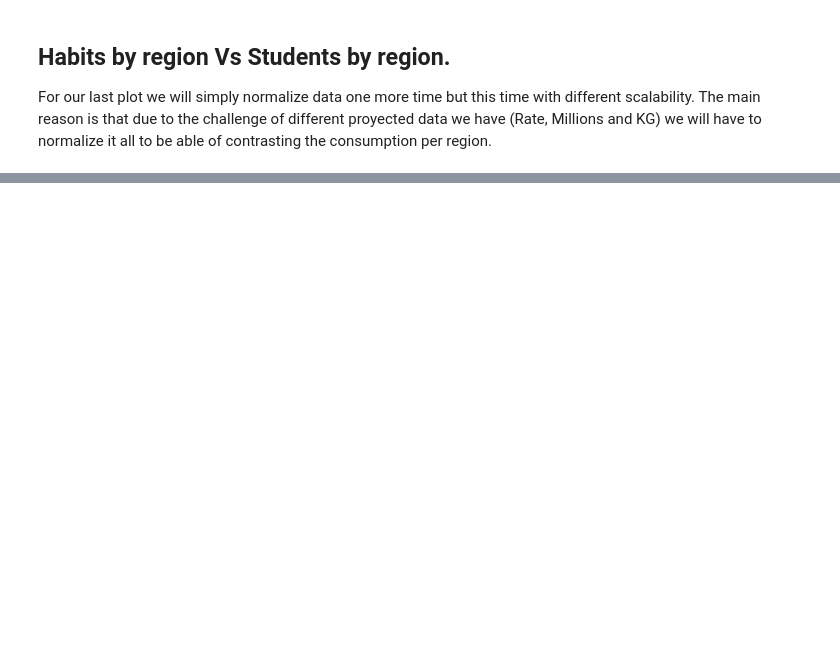
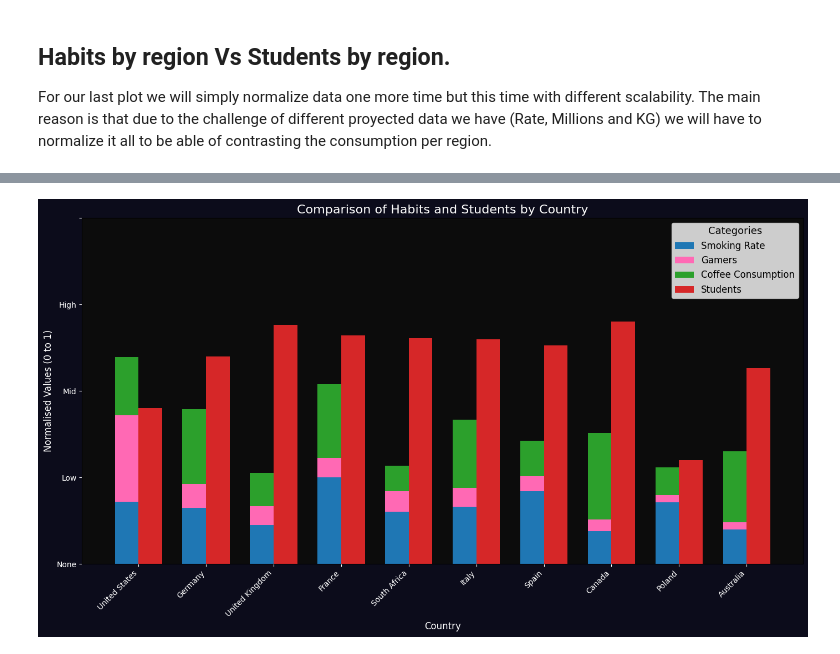
Before and after one commit to DefoNotGus/DV_assesment, a Jupyter notebook: DV_assesment.ipynb, the cells around one changed output, grey strips where cells are left out. Drawn from its saved outputs; the diff is of its cells as text; code cells hidden in the pictures; blank space fills up the shorter version.

```diff
--- a/DV_assesment.ipynb
+++ b/DV_assesment.ipynb
@@ -881,0 +998,96 @@ plt.show()
+# %%
+# Normalize the specified columns to a range from 0 to 1 (for all metrics)
+normalized_smoking = country_df['Smoking rate in 2020(%)'] / country_df['Smoking rate in 2020(%)'].max()
+normalized_gamers = country_df['Gamers in 2019(MM)'] / country_df['Gamers in 2019(MM)'].max()
+normalized_coffee = country_df['Coffee per capita in 2020 (KG)'] / country_df['Coffee per capita in 2020 (KG)'].max()
+
+min_target = 1.2  # 30% of 4
+max_target = 2.8  # 70% of 4
+
+normalized_students = ((country_df['Students in 2019-20'] - country_df['Students in 2019-20'].min()) /
+                       (country_df['Students in 2019-20'].max() - country_df['Students in 2019-20'].min())) * (max_target - min_target) + min_target
+
+
+# Create a new DataFrame with the normalised values
+fig5_df = pd.DataFrame({
+    'Normalized Smoking Rate': normalized_smoking,
+    'Normalized Gamers': normalized_gamers,
+    'Normalized Coffee Consumption': normalized_coffee,
+    'Normalized Students': normalized_students
+})
+
+# Define thresholds for categories (values normalised between 0 and 1)
+thresholds = {'None': 0.0, 'Low': 0.33, 'Mid': 0.66, 'High': 1.0, 'Very High': 1.0}
+
+# Function to categorise the values based on thresholds
+def categorize(value, thresholds):
+    if value <= thresholds['None']:
+        return 'None'
+    elif value <= thresholds['Low']:
+        return 'Low'
+    elif value <= thresholds['Mid']:
+        return 'Mid'
+    elif value <= thresholds['High']:
+        return 'High'
+    else:
+        return 'Very High'
+
+# Convert normalised values to categories in the DataFrame
+fig5_df['Smoking Categories'] = fig5_df['Normalized Smoking Rate'].apply(lambda x: categorize(x, thresholds))
+fig5_df['Gamers Categories'] = fig5_df['Normalized Gamers'].apply(lambda x: categorize(x, thresholds))
+fig5_df['Coffee Categories'] = fig5_df['Normalized Coffee Consumption'].apply(lambda x: categorize(x, thresholds))
+fig5_df['Students Categories'] = fig5_df['Normalized Students'].apply(lambda x: categorize(x, thresholds))
+
+# Create bar positions for the x-axis
+x = np.arange(len(fig5_df))  # Create x positions for each country
+width = 0.35  # Width for each bar
+
+# Plotting the stacked bar chart
+fig, ax = plt.subplots(figsize=(14, 8))
+
+# Plot each normalised habit as a stacked bar
+ax.bar(x, fig5_df['Normalized Smoking Rate'], width, label='Smoking Rate', color='#1f77b4')
+ax.bar(
+    x,
+    fig5_df['Normalized Gamers'],
+    width,
+    bottom=fig5_df['Normalized Smoking Rate'],
+    label='Gamers',
+    color='#ff69b4'
+)
+ax.bar(
+    x,
+    fig5_df['Normalized Coffee Consumption'],
+    width,
+    bottom=fig5_df['Normalized Smoking Rate'] + fig5_df['Normalized Gamers'],
+    label='Coffee Consumption',
+    color='#2ca02c'
+)
+
+# Plot the normalised students as a separate, adjacent bar
+ax.bar(x + width, fig5_df['Normalized Students'], width, label='Students', color='#d62728')
+
+# Customise axes and labels
+ax.set_xlabel('Country', fontsize=12, color='white')
+ax.set_ylabel('Normalised Values (0 to 1)', fontsize=12, color='white')
+ax.set_title('Comparison of Habits and Students by Country', fontsize=16, color='white')
+ax.set_xticks(x + width / 2)
+ax.set_xticklabels(country_df.index, rotation=45, ha='right', color='white')
+ax.tick_params(axis='x', colors='white')
+ax.tick_params(axis='y', colors='white')
+plt.yticks([0, 1, 2, 3, 4], ['None', 'Low', 'Mid', 'High', ''])
+
+
+# Set background colors
+ax.set_facecolor('#0c0c0c')  # Inner background color
+fig.patch.set_facecolor('#0c0c1b')  # Outer background color
+# Add a legend inside the chart
+ax.legend(loc='upper right', title='Categories', fontsize=12, title_fontsize=13)
+
+# Adjust layout to avoid clipping
+plt.tight_layout()
+
+# Display the chart
+plt.show()
+# %% [output]
+[figure, added]
```
Also changed, not shown: parts of 18 cells of this notebook, 25 other files.
